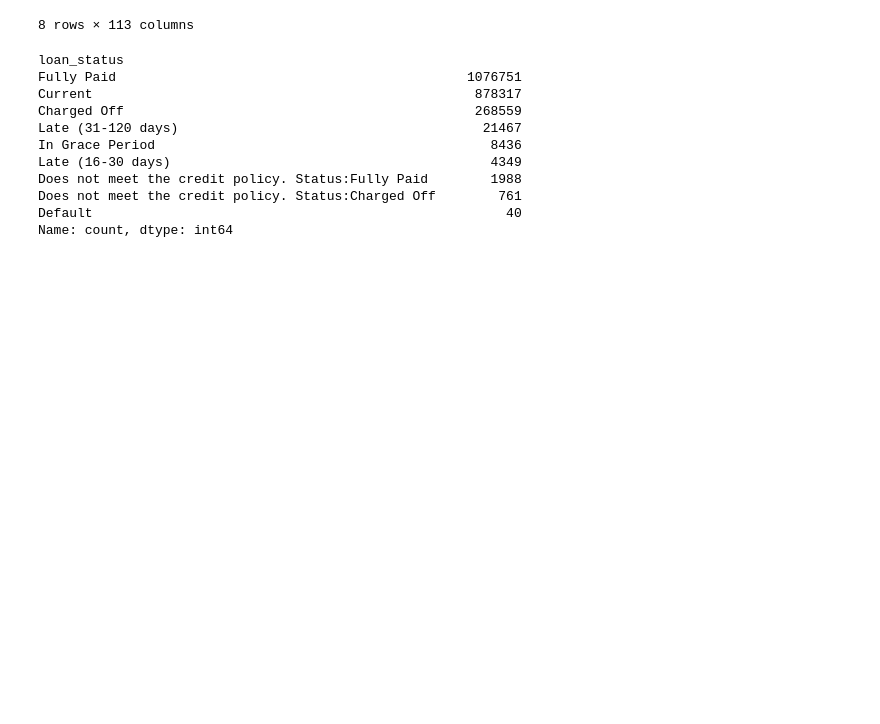
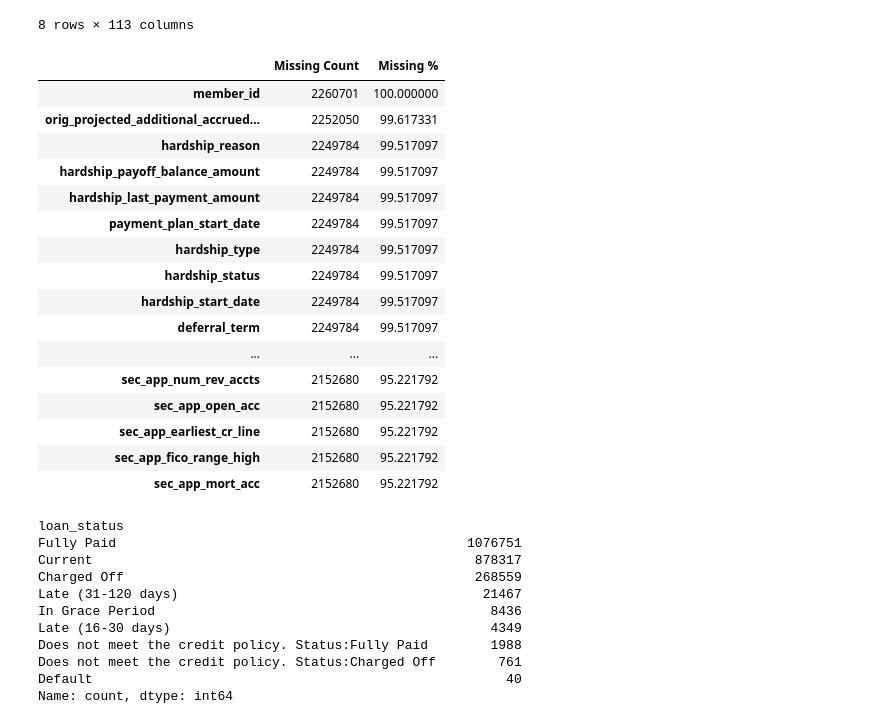
Before and after one commit to AKHIL572/Credit-Risk-Prediction-System-using-Machine-Learning, a Jupyter notebook: notebooks/1_data_understanding.ipynb, the cells around one changed output. Saved outputs shown, nothing was run; the diff lists cells and outputs as text; code cells hidden in the pictures; blank space fills up the shorter version.

```diff
--- a/notebooks/1_data_understanding.ipynb
+++ b/notebooks/1_data_understanding.ipynb
@@ -17,5 +20,9 @@ import numpy as np
 # %%
-df = pd.read_csv("data/raw/dataset.csv")
+#--------------------------------
+# 2. Load Dataset
+#--------------------------------
+
+df = pd.read_csv("data/raw/dataset.csv", low_memory=False)
 df.head()
 # %% [output]
 |  | id | member_id | loan_amnt | funded_amnt | funded_amnt_inv | term | int_rate | installment | grade | ... |
@@ -95,4 +133,31 @@ df.describe()
 | 75% | NaN | 2.000000e+04 | 2.000000e+04 | 2.000000e+04 | 1.599000e+01 | 5.933200e+02 | 9.300000e+04 | 2.449000e+01 | ... |
 | max | NaN | 4.000000e+04 | 4.000000e+04 | 4.000000e+04 | 3.099000e+01 | 1.719830e+03 | 1.100000e+08 | 9.990000e+02 | ... |
 8 rows × 113 columns
+# %%
+#--------------------------------
+# 10. Missing Value Analysis
+#--------------------------------
+
+missing = df.isnull().sum().sort_values(ascending=False)
+missing_pct = (missing / len(df)) * 100
+missing_df = pd.DataFrame({"Missing Count": missing, "Missing %": missing_pct})
+missing_df[missing_df["Missing Count"] > 0].head(30)
+# %% [output]
+|  | Missing Count | Missing % |
+| member_id | 2260701 | 100.000000 |
+| orig_projected_additional_accrued... | 2252050 | 99.617331 |
+| hardship_reason | 2249784 | 99.517097 |
+| hardship_payoff_balance_amount | 2249784 | 99.517097 |
+| hardship_last_payment_amount | 2249784 | 99.517097 |
+| payment_plan_start_date | 2249784 | 99.517097 |
+| hardship_type | 2249784 | 99.517097 |
+| hardship_status | 2249784 | 99.517097 |
+| hardship_start_date | 2249784 | 99.517097 |
+| deferral_term | 2249784 | 99.517097 |
+| ... | ... | ... |
+| sec_app_num_rev_accts | 2152680 | 95.221792 |
+| sec_app_open_acc | 2152680 | 95.221792 |
+| sec_app_earliest_cr_line | 2152680 | 95.221792 |
+| sec_app_fico_range_high | 2152680 | 95.221792 |
+| sec_app_mort_acc | 2152680 | 95.221792 |
 # %%
```
Also changed, not shown: parts of 13 cells of this notebook, 13 other files.
